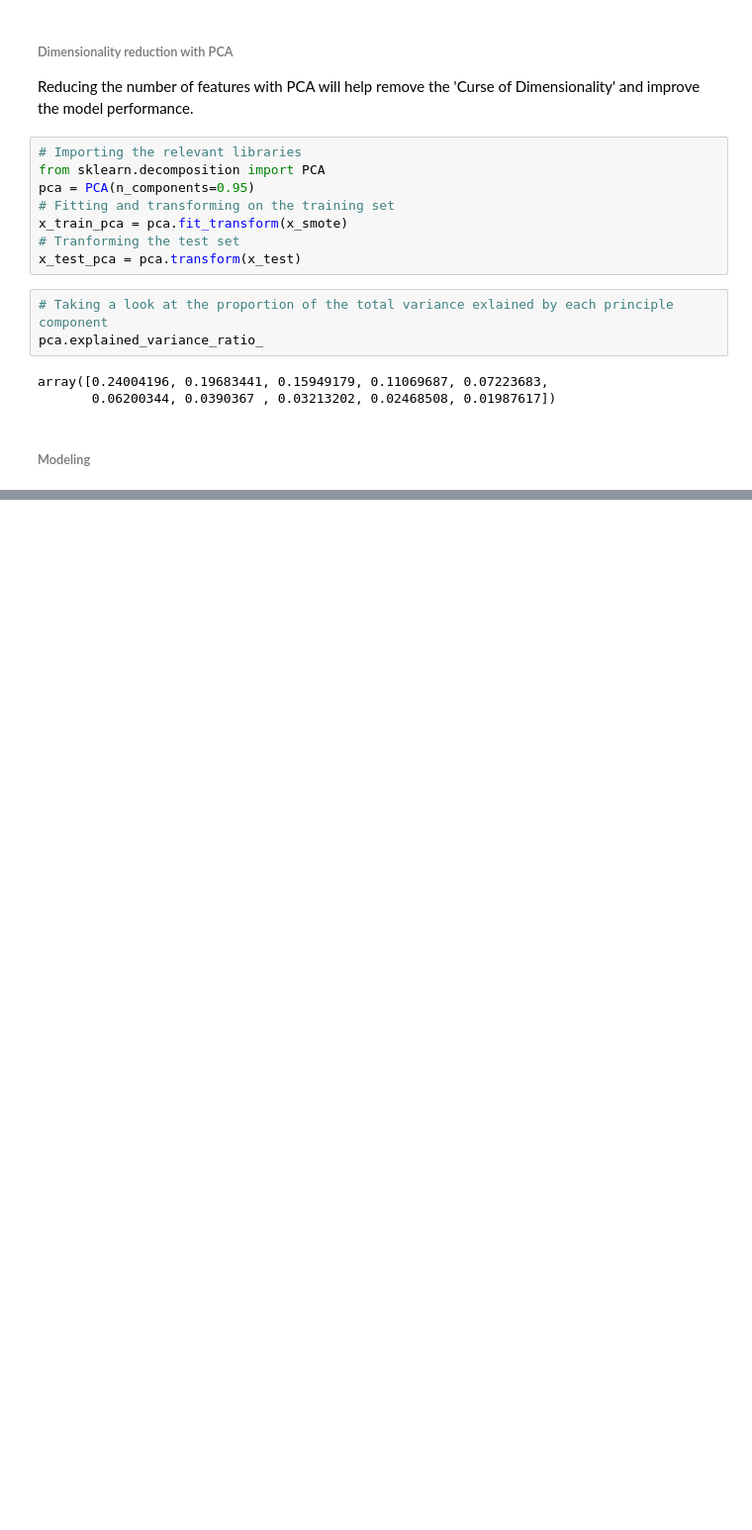
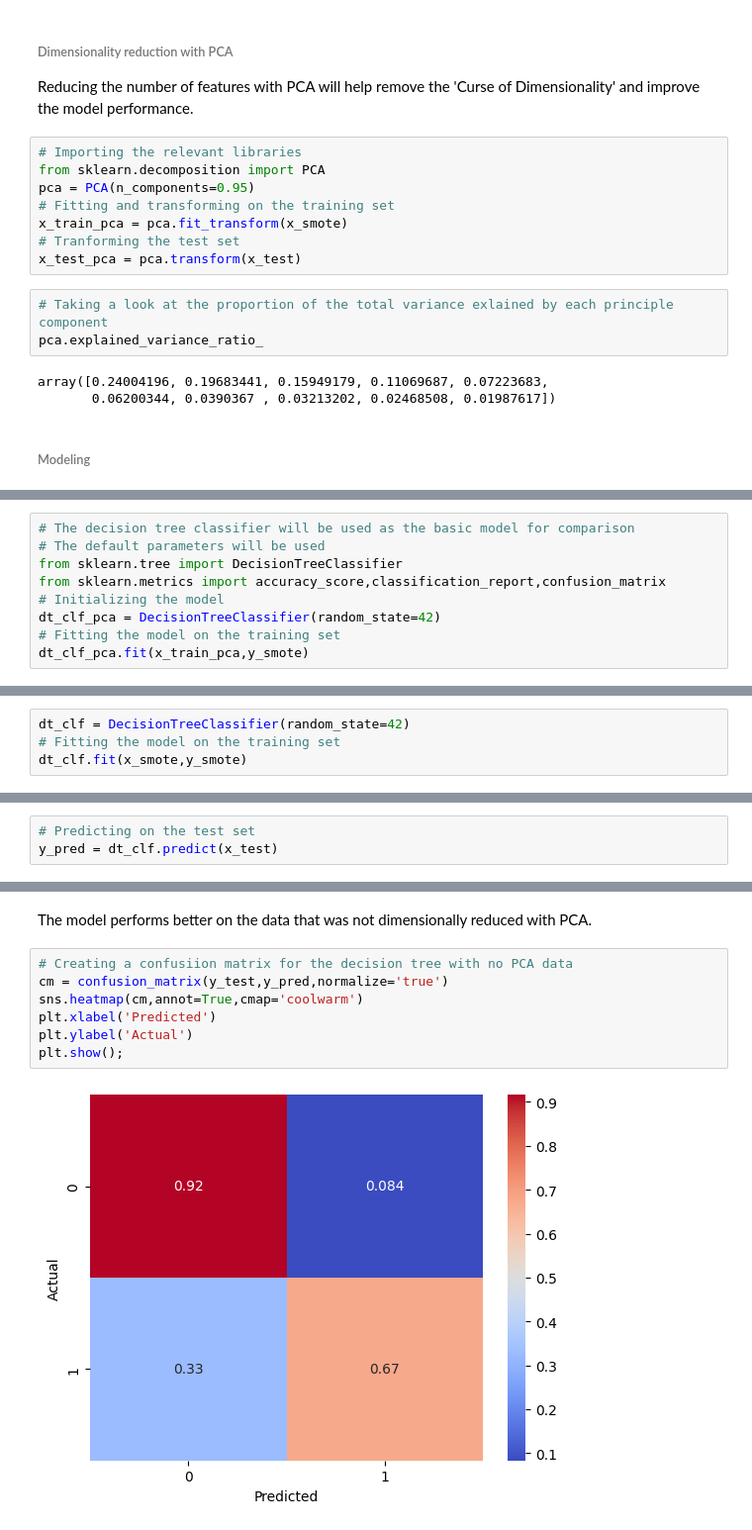
Before and after one commit to WilliamNdoni/loan_approval_prediction_kaggle, a Jupyter notebook: loan_approval_prediction.ipynb, the cells around one changed output, grey strips where cells are left out. Shown at 99% size. Drawn from its saved outputs; the diff is of its cells as text; blank space fills up the shorter version.

Commit message:
Built the base model

```diff
--- a/loan_approval_prediction.ipynb
+++ b/loan_approval_prediction.ipynb
@@ -627,0 +633,9 @@ array([0.24004196, 0.19683441, 0.15949179, 0.11069687, 0.07223683,
+# %%
+# The decision tree classifier will be used as the basic model for comparison
+# The default parameters will be used
+from sklearn.tree import DecisionTreeClassifier
+from sklearn.metrics import accuracy_score,classification_report,confusion_matrix
+# Initializing the model
+dt_clf_pca = DecisionTreeClassifier(random_state=42)
+# Fitting the model on the training set
+dt_clf_pca.fit(x_train_pca,y_smote)
@@ -627,0 +657,4 @@ array([0.24004196, 0.19683441, 0.15949179, 0.11069687, 0.07223683,
+# %%
+dt_clf = DecisionTreeClassifier(random_state=42)
+# Fitting the model on the training set
+dt_clf.fit(x_smote,y_smote)
@@ -627,0 +663,3 @@ array([0.24004196, 0.19683441, 0.15949179, 0.11069687, 0.07223683,
+# %%
+# Predicting on the test set
+y_pred = dt_clf.predict(x_test)
@@ -627,0 +676,11 @@ array([0.24004196, 0.19683441, 0.15949179, 0.11069687, 0.07223683,
+# %% [markdown]
+The model performs better on the data that was not dimensionally reduced with PCA.
+# %%
+# Creating a confusiion matrix for the decision tree with no PCA data
+cm = confusion_matrix(y_test,y_pred,normalize='true')
+sns.heatmap(cm,annot=True,cmap='coolwarm')
+plt.xlabel('Predicted')
+plt.ylabel('Actual')
+plt.show();
+# %% [output]
+[figure, added]
```
Also changed, not shown: parts of 10 cells of this notebook.
